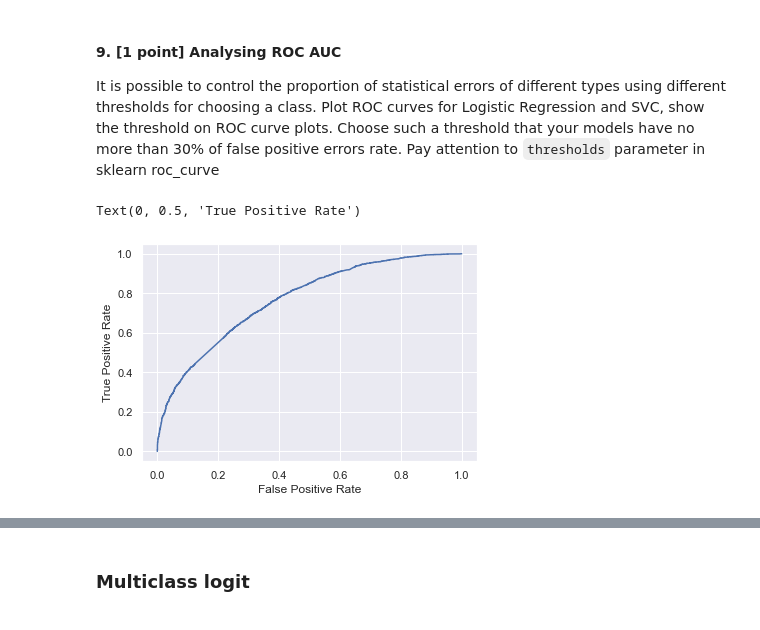
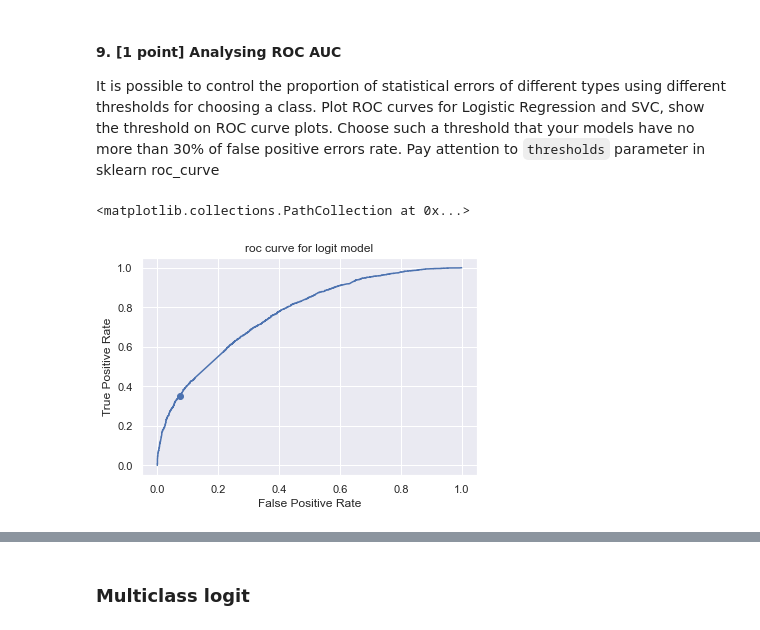
Before and after one commit to shmelzz/data_analysis, a Jupyter notebook: hw3/ml_hw3_Shelemekh_206.ipynb, the cells around one changed output, grey strips where cells are left out. Drawn from its saved outputs; the diff is of its cells as text; code cells hidden in the pictures.

```diff
--- a/hw3/ml_hw3_Shelemekh_206.ipynb
+++ b/hw3/ml_hw3_Shelemekh_206.ipynb
@@ -745,14 +745,21 @@ Text(0.5, 1.0, 'Regularization coefficient influence on svm model f1-score')
 #### 9. [1 point] Analysing ROC AUC
 
 It is possible to control the proportion of statistical errors of different types using different thresholds for choosing a class. Plot ROC curves for Logistic Regression and SVC, show the threshold on ROC curve plots. Choose such a threshold that your models have no more than 30% of false positive errors rate. Pay attention to `thresholds` parameter in sklearn roc_curve
+# %%
+def find_threshold_index(fpr, error_rate):
+    return np.where(fpr < error_rate)
 # %%
-from sklearn.metrics import RocCurveDisplay
-
 proba_logit = clf_Logit.predict_proba(np.array(train_x_vec.todense()))
-f_svc_curve, t_svc_curve, _ = roc_curve(train_y, proba_logit.T[:, 1])
-plt.plot(f_svc_curve, t_svc_curve)
+fp_logit, tp_logit, thresholds_logit = roc_curve(train_y, proba_logit.T[:, 1])
+plt.plot(fp_logit, tp_logit)
 plt.xlabel('False Positive Rate')
 plt.ylabel('True Positive Rate')
+plt.title('roc curve for logit model')
+
+# threshold
+indexes = find_threshold_index(fp_logit, error_rate=0.3)[0]
+threshold_index = indexes[np.random.randint(low=0, high=len(indexes))]
+plt.scatter(fp_logit[threshold_index], tp_logit[threshold_index])
 # %% [output]
-Text(0, 0.5, 'True Positive Rate')
+<matplotlib.collections.PathCollection at 0x...>
-[figure, old version]
+[figure, new version]
```
Also changed, not shown: parts of 2 cells of this notebook.
